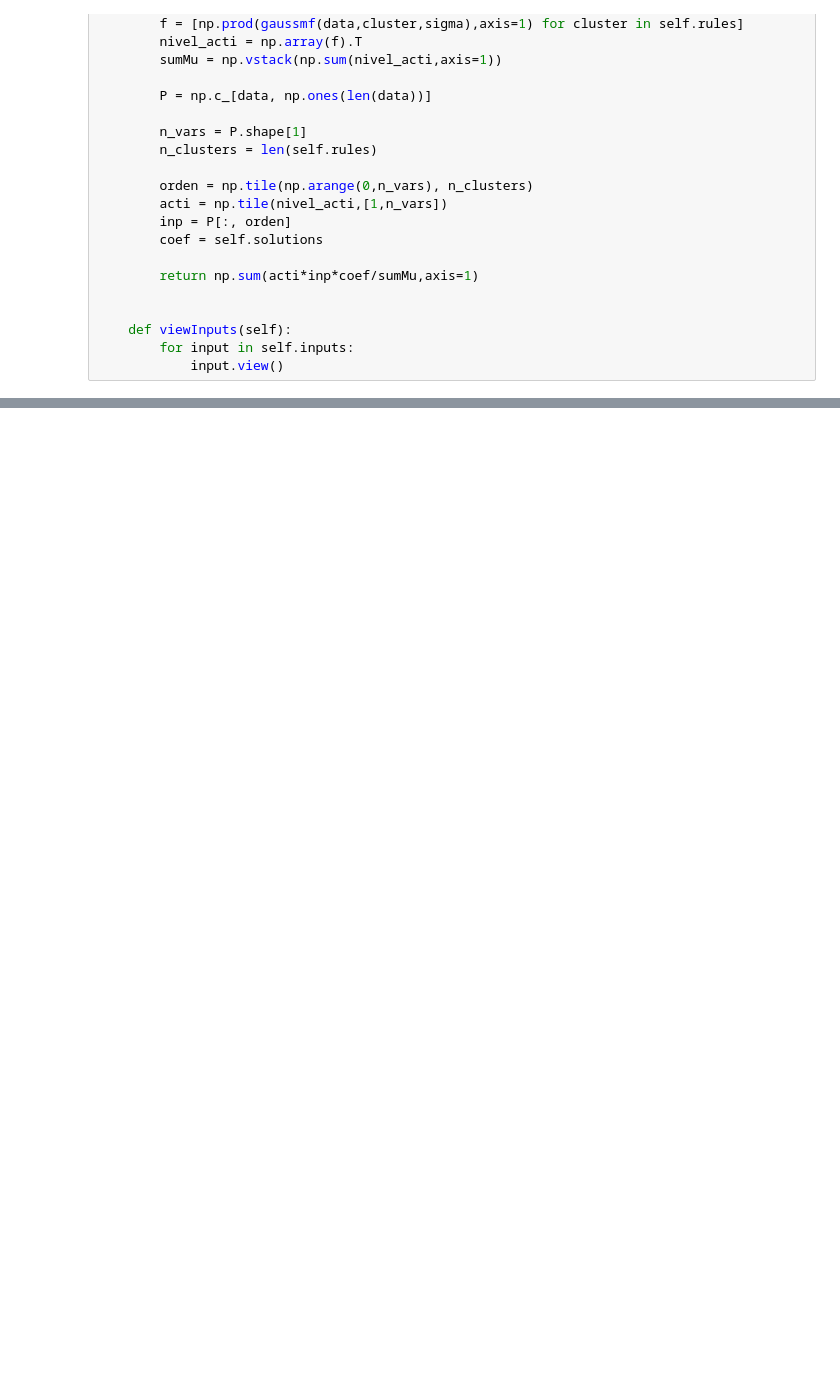
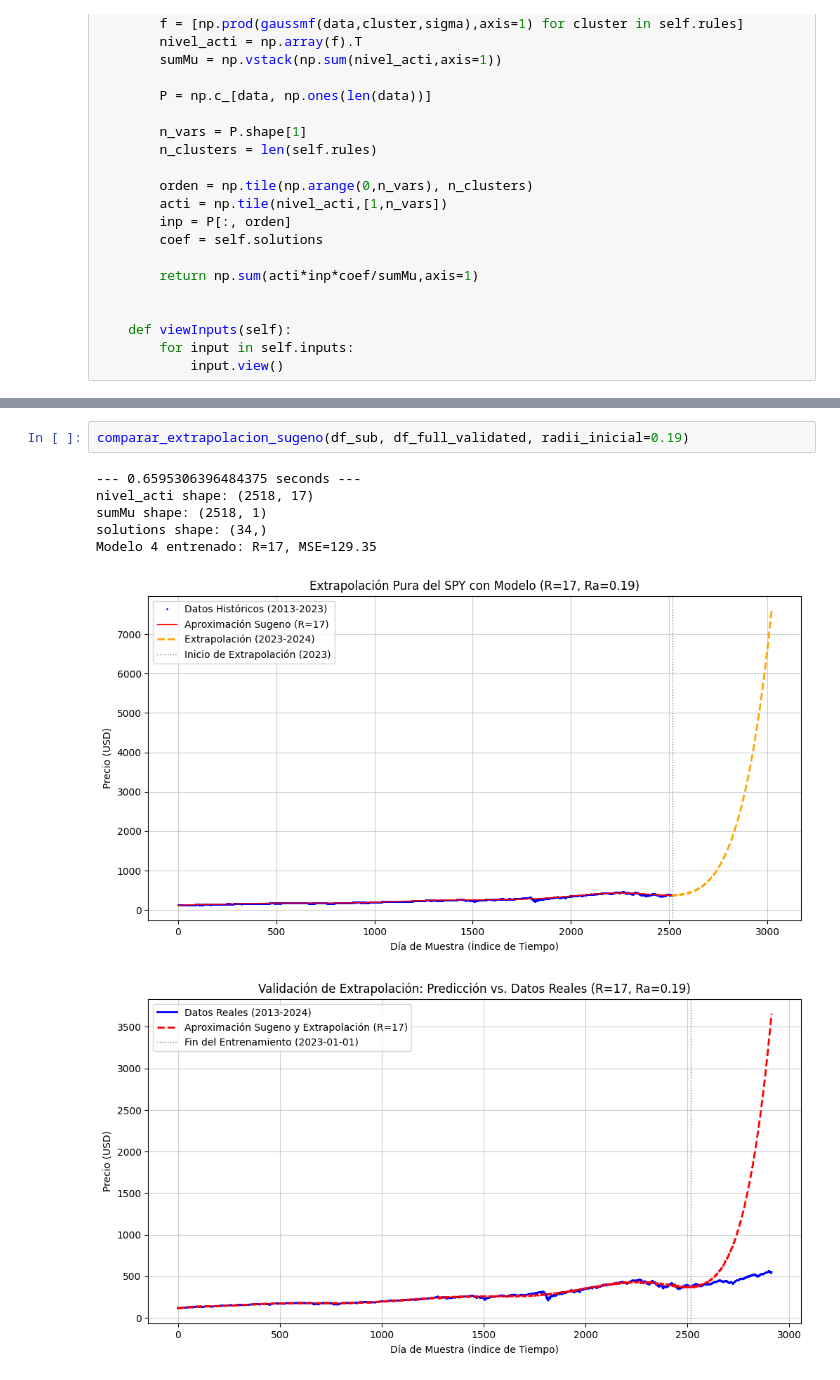
Before and after one commit to NavarroPablo96/Repo-Actividad-Sugeno-Mamdani, a Jupyter notebook: Actividad 1b -Sugeno SPY.ipynb, the cells around one changed output, grey strips where cells are left out. Saved outputs shown, nothing was run; the diff lists cells and outputs as text; blank space fills up the shorter version.

```diff
--- a/Actividad 1b -Sugeno SPY.ipynb
+++ b/Actividad 1b -Sugeno SPY.ipynb
@@ -421,0 +547,10 @@ Número de reglas (R) obtenidas: 7
+# %%
+comparar_extrapolacion_sugeno(df_sub, df_full_validated, radii_inicial=0.19)
+# %% [output]
+--- 0.6595306396484375 seconds ---
+nivel_acti shape: (2518, 17)
+sumMu shape: (2518, 1)
+solutions shape: (34,)
+Modelo 4 entrenado: R=17, MSE=129.35
+[figure, added]
+[figure, added]
```
Also changed, not shown: parts of 12 cells of this notebook, 1 other file.
